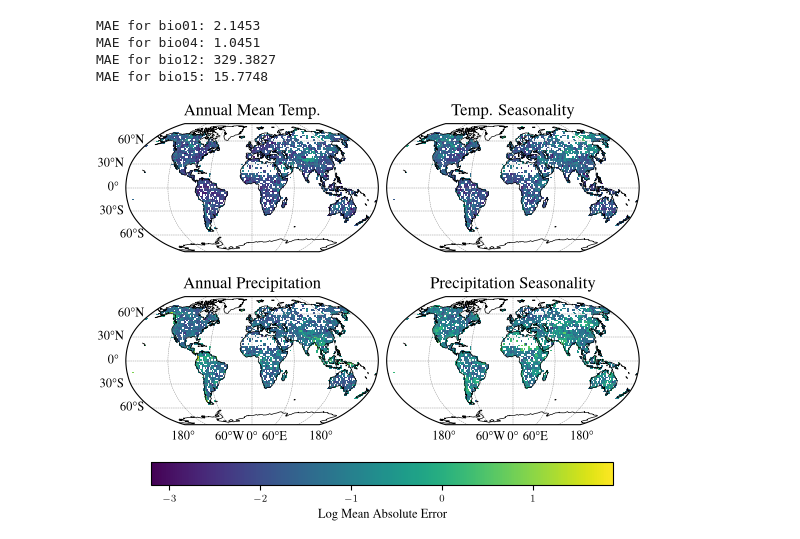
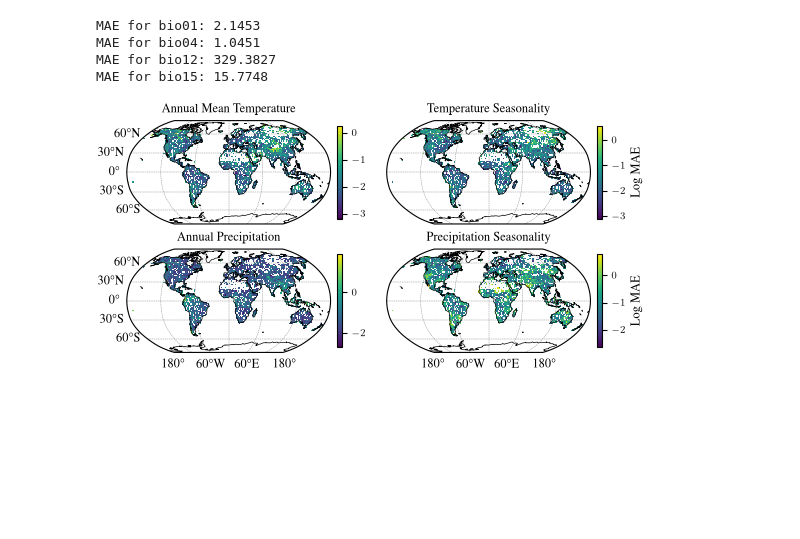
Before and after one commit to kdybek/terramind_probing, a Jupyter notebook: plots.ipynb, the cells around one changed output. Drawn from its saved outputs; the diff is of its cells as text; code cells hidden in the pictures; blank space fills up the shorter version.

```diff
--- a/plots.ipynb
+++ b/plots.ipynb
@@ -151,6 +151,9 @@ plt.rcParams.update({
 })
 
 df = pd.read_csv(RESULTS_PATH)
+
+tiny_losses = {}
+delta_losses = {}
 
 os.makedirs("plots", exist_ok=True)
 
@@ -181,11 +184,16 @@ for ax, model in zip(axes, MODEL_NAMES, strict=True):
         ax.plot(RBF_COMPONENT_COUNTS, means, label=TARGET_LABELS[tgt], color=TARGET_COLORS[tgt], marker="o", markersize=MARKER_SIZE)
         ax.fill_between(RBF_COMPONENT_COUNTS, los, his, color=TARGET_COLORS[tgt], alpha=0.2)
 
+        if model == "terramind_v1_tiny":
+            tiny_losses[tgt] = means
+        elif model == "terramind_v1_large":
+            delta_losses[tgt] = [m_large - m_tiny for m_tiny, m_large in zip(tiny_losses[tgt], means)]
+
     ax.set_xscale("log", base=2)
     ax.set_xlabel("RFF Components")
     ax.set_title(MODEL_LABELS[model])
     ax.grid(True, linestyle="--", alpha=0.5)
-axes[0].set_ylabel("RMSE (Normalized)")
+axes[0].set_ylabel("RMSE")
 
 fig.legend(handles=color_handles, loc="upper center", ncol=4, bbox_to_anchor=(0.5, 1.15))
 
@@ -592,7 +648,7 @@ color_handles = [
 os.environ["PATH"] += os.pathsep + "/Library/TeX/texbin"
 
 plt.rcParams.update(bundles.iclr2024())
-plt.rcParams.update(figsizes.iclr2024(nrows=1, ncols=4, height_to_width_ratio=1.2, rel_width=1.0))
+plt.rcParams.update(figsizes.iclr2024(nrows=2, ncols=4, height_to_width_ratio=0.9, rel_width=1.0))
 plt.rcParams.update({
     "text.latex.preamble": r"\usepackage{times}\usepackage{amsmath}",
     "text.usetex": True,
@@ -604,8 +660,8 @@ os.makedirs("plots", exist_ok=True)
 
 base_model = "terramind_v1_base"
 
-fig, axes = plt.subplots(1, 4, sharey=False, sharex=True)
-for i, (ax_, metric) in enumerate(zip([axes], ["Informativeness"], strict=True)):
+fig, axes = plt.subplots(2, 4, sharey=False, sharex=True)
+for i, (ax_, metric) in enumerate(zip(axes, ["Informativeness", "Explicitness"], strict=True)):
     for ax, tgt in zip(ax_, TARGET_NAMES[::-1], strict=True):
         values = []
         for modality_group in MODALITY_GROUPS:
@@ -645,9 +701,6 @@ for i, (ax_, metric) in enumerate(zip([axes], ["Informativeness"], strict=True))
 
     ax_[0].set_ylabel(metric)
 
-for ax in axes:
-    ax.set_xlabel("Modality Group")
-
 plt.savefig("plots/IE_modality_ablation.pdf", bbox_inches="tight")
 plt.show()
 print("\nSaved to plots/IE_modality_ablation.pdf")
@@ -702,7 +755,6 @@ import matplotlib.pyplot as plt
 
 from tueplots import bundles, figsizes
 import cartopy.crs as ccrs
-from matplotlib.colors import Normalize
 
 os.environ["PATH"] += os.pathsep + "/Library/TeX/texbin"
 
@@ -711,7 +763,7 @@ plt.rcParams.update(
     figsizes.iclr2024(
         nrows=2,
         ncols=2,
-        height_to_width_ratio=0.8,
+        height_to_width_ratio=0.5,
         rel_width=1.0,
     )
 )
@@ -787,33 +839,19 @@ grids = {
     for target in targets
 }
 
-# Shared color scale
-all_values = np.concatenate(
-    [
-        grid[~np.isnan(grid)].ravel()
-        for grid in grids.values()
-    ]
-)
-
-norm = Normalize(
-    vmin=np.min(all_values),
-    vmax=np.max(all_values),
-)
-
-
 # -----------------------------------------------------------------------------
-# Plot 4 maps
+# Plot maps in separate rows, each with its own color scale
 # -----------------------------------------------------------------------------
 
 fig, axes = plt.subplots(
-    2,
-    2,
+    nrows=2,
+    ncols=2,
     subplot_kw={"projection": ccrs.Robinson()},
 )
 
 axes = axes.flatten()
 
-for ax, target in zip(axes, targets):
+for i, (ax, target) in enumerate(zip(axes, targets)):
 
     grid = grids[target]
 
@@ -825,49 +863,51 @@ for ax, target in zip(axes, targets):
         lat_edges,
         grid,
         transform=ccrs.PlateCarree(),
         shading="auto",
         cmap="viridis",
-        norm=norm,
     )
 
     ax.set_title(
         TARGET_LABELS[target],
-        fontsize=12,
     )
 
+    # Lat/lon grid
     gl = ax.gridlines(
         crs=ccrs.PlateCarree(),
         draw_labels=True,
         linewidth=0.3,
         linestyle="--",
         color="gray",
     )
 
     gl.top_labels = False
     gl.right_labels = False
 
-    # Only show longitude labels on bottom row
-    if ax not in axes[-2:]:
-        gl.bottom_labels = False
+    # Individual colorbar
+    cbar = fig.colorbar(
+        pcm,
+        ax=ax,
+        orientation="vertical",
+        shrink=0.9,
+        pad=0.03,
+    )
 
-    # Only show latitude labels on left column
-    if ax not in axes[::2]:
+    # Only bottom row gets longitude labels
+    if i < 2:
+           gl.bottom_labels = False
+
+    # Only left column gets latitude labels
+    if i % 2 == 1:
         gl.left_labels = False
 
+        cbar.set_label(
+            "Log MAE",
+        )
 
-# Shared colorbar
-cbar = fig.colorbar(
-    pcm,
-    ax=axes,
-    orientation="horizontal",
-    shrink=0.9
+plt.savefig(
+    "plots/all_error_maps.pdf"
 )
 
-cbar.set_label("Log Mean Absolute Error")
-
-plt.savefig(
-    "plots/error_maps_bioclim.pdf"
-)
 plt.show()
 # %% [output]
-[figure, old version]
+[figure, new version]
```
Also changed, not shown: parts of 9 cells of this notebook, 1 other file.
